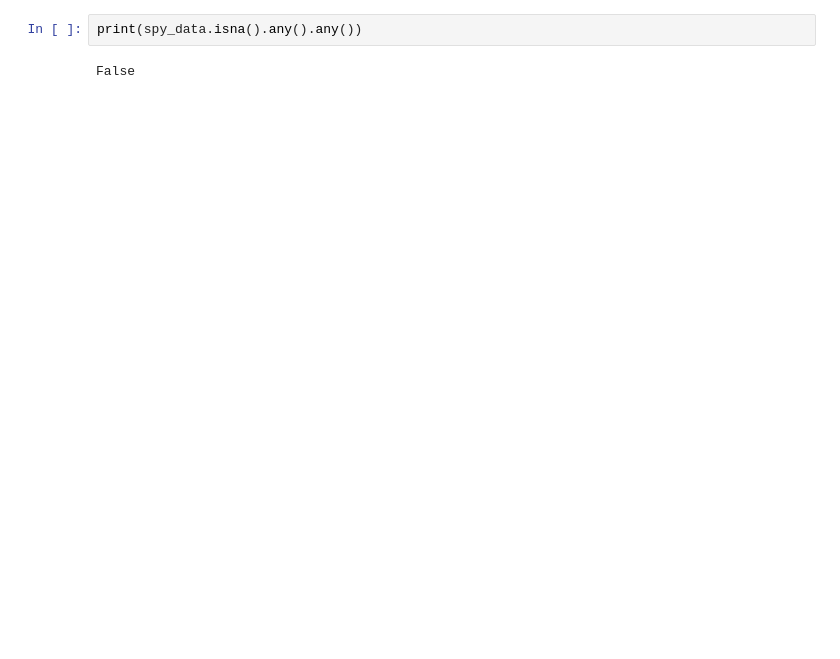
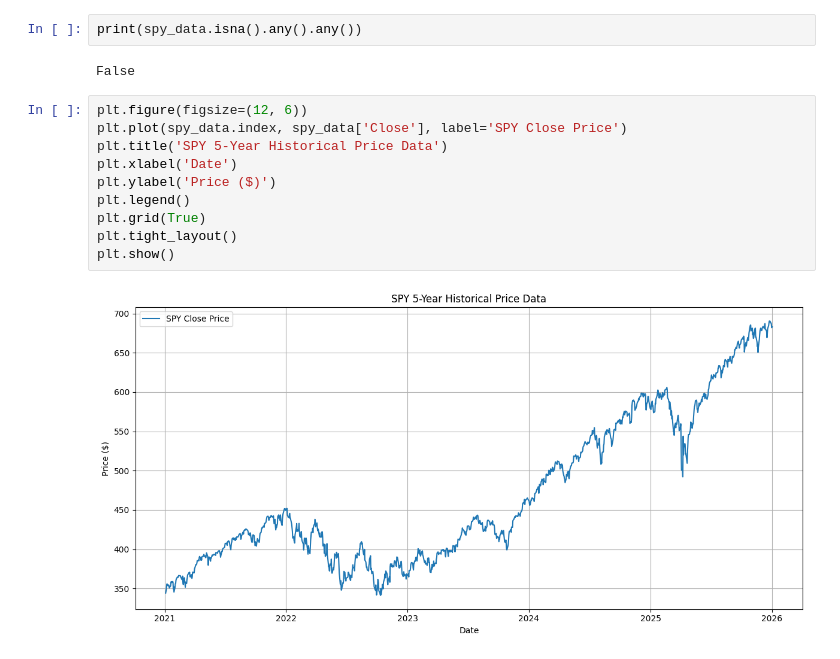
Before and after one commit to maxgalchenko/python-playground, a Jupyter notebook: 5_years_SPY.ipynb, the cells around one changed output. Cells and saved outputs as stored; diff of their text form; blank space fills up the shorter version.

```diff
--- a/5_years_SPY.ipynb
+++ b/5_years_SPY.ipynb
@@ -27,3 +28,15 @@ Date
 print(spy_data.isna().any().any())
 # %% [output]
 False
+# %%
+plt.figure(figsize=(12, 6))
+plt.plot(spy_data.index, spy_data['Close'], label='SPY Close Price')
+plt.title('SPY 5-Year Historical Price Data')
+plt.xlabel('Date')
+plt.ylabel('Price ($)')
+plt.legend()
+plt.grid(True)
+plt.tight_layout()
+plt.show()
+# %% [output]
+[figure, added]
```
Also changed, not shown: parts of 1 cell of this notebook.
